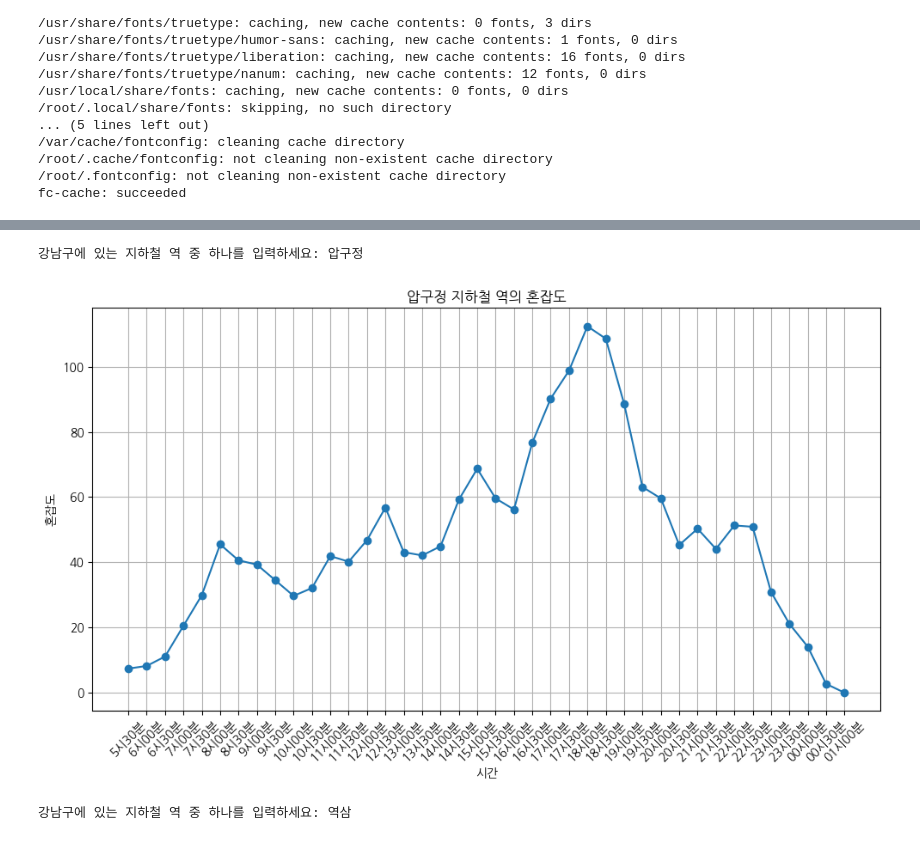
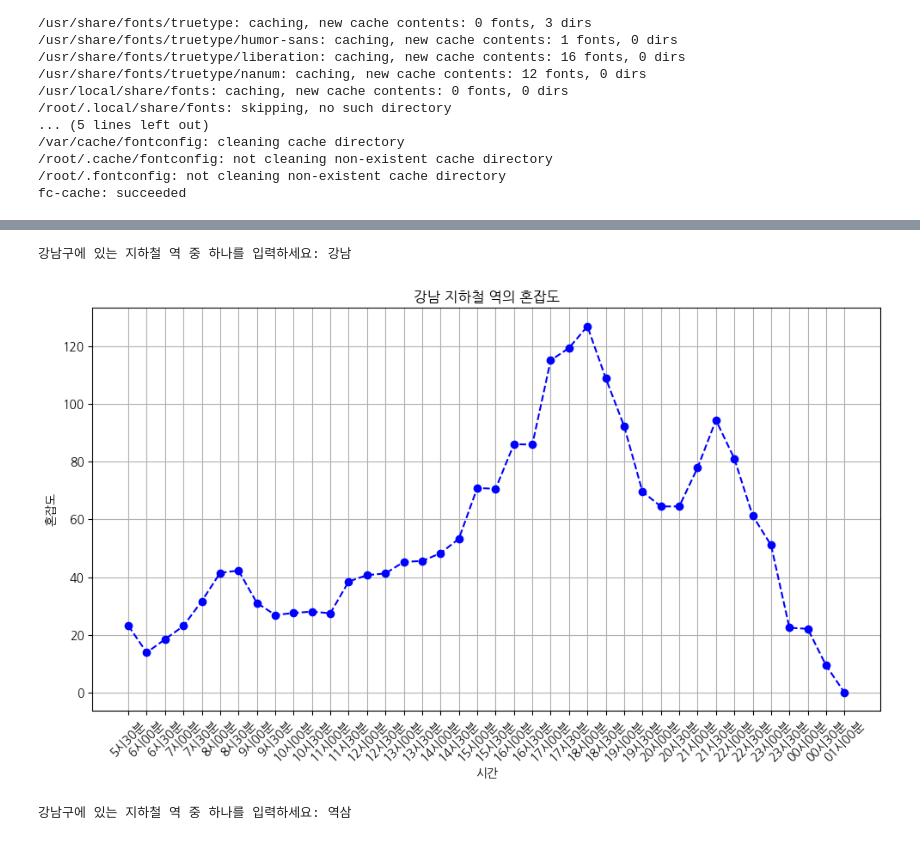
Before and after one commit to kwakguanghee/gangnam, a Jupyter notebook: 강남구_출퇴근시간별_인원_ipynb의_사본.ipynb, the cells around one changed output, grey strips where cells are left out. Cells and saved outputs as stored; diff of their text form; code cells hidden in the pictures.

```diff
--- a/강남구_출퇴근시간별_인원_ipynb의_사본.ipynb
+++ b/강남구_출퇴근시간별_인원_ipynb의_사본.ipynb
@@ -180,39 +108,47 @@ fc-cache: succeeded
 # %%
+import pandas as pd
+import matplotlib.pyplot as plt
+
+# 데이터를 불러옵니다.
+subway_congestion_data = pd.read_csv("서울교통공사_지하철혼잡도정보_20231231.csv", encoding='cp949')
+
+# 강남구에 있는 지하철 역 목록을 수동으로 작성합니다.
+gangnam_stations = ['강남', '역삼', '선릉', '삼성', '봉은사', '청담', '학동', '압구정로데오','신사','압구정','수서','대치','개포동','도곡','한티','선정릉','언주','논현','강남구청','삼성중앙','신논현','매봉','학여울','구룡','대모산입구','대청','일원']
 import pandas as pd
 import matplotlib.pyplot as plt
 
 # 데이터를 불러옵니다.
 subway_congestion_data = pd.read_csv("서울교통공사_지하철혼잡도정보_20231231.csv", encoding='cp949')
 
 # 강남구에 있는 지하철 역 목록을 수동으로 작성합니다.
 gangnam_stations = ['강남', '역삼', '선릉', '삼성', '봉은사', '청담', '학동', '압구정로데오','신사','압구정','수서','대치','개포동','도곡','한티','선정릉','언주','논현','강남구청','삼성중앙','신논현','매봉','학여울','구룡','대모산입구','대청','일원']
 
 # 사용자로부터 강남구에 있는 지하철 역 중 하나를 입력 받습니다.
 user_input = input("강남구에 있는 지하철 역 중 하나를 입력하세요: ")
 
 # 입력된 역이 강남구에 있는 지하철 역 중 하나와 일치하는지 확인합니다 (대소문자 구분 없이).
 if user_input.strip().lower() in [station.strip().lower() for station in gangnam_stations]:
     # 입력된 역에 대한 데이터를 추출합니다.
     selected_station_data = subway_congestion_data[subway_congestion_data['출발역'].str.strip().str.lower() == user_input.strip().lower()]
 
     # 한글 폰트 설정
     plt.rcParams["font.family"] = 'NanumGothic'
 
-    # 입력된 역에 대한 시간대별 혼잡도를 시각화합니다.
+    # 입력된 역에 대한 시간대별 혼잡도를 점선 그래프로 시각화합니다.
     plt.figure(figsize=(10, 6))
-    plt.plot(selected_station_data.columns[6:], selected_station_data.iloc[0, 6:], marker='o', linestyle='-')
+    plt.plot(selected_station_data.columns[6:], selected_station_data.iloc[0, 6:], marker='o', linestyle='--', color='b', linewidth=2)
     plt.title(f"{user_input} 지하철 역의 혼잡도")
     plt.xlabel("시간")
     plt.ylabel("혼잡도")
     plt.xticks(rotation=45)
     plt.grid(True)
     plt.tight_layout()
     plt.show()
 else:
     print("입력하신 역은 강남구에 위치한 지하철 역이 아닙니다.")
 # %% [output]
-강남구에 있는 지하철 역 중 하나를 입력하세요: 압구정
+강남구에 있는 지하철 역 중 하나를 입력하세요: 강남
-[figure, old version]
+[figure, new version]
 # %%
 import pandas as pd
 import matplotlib.pyplot as plt
```
Also changed, not shown: parts of 9 cells of this notebook.
